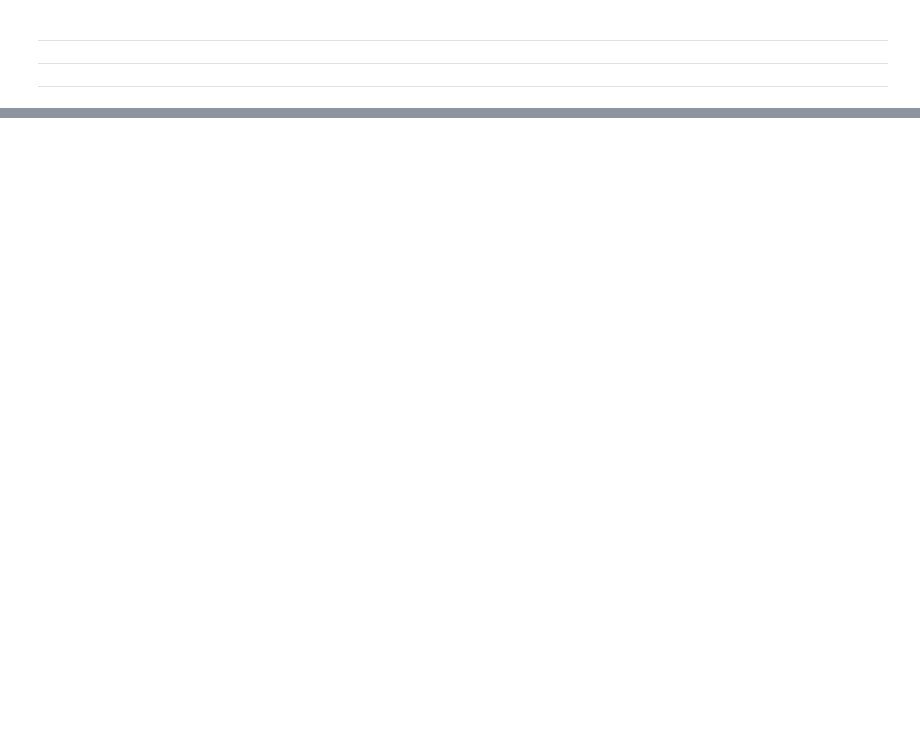
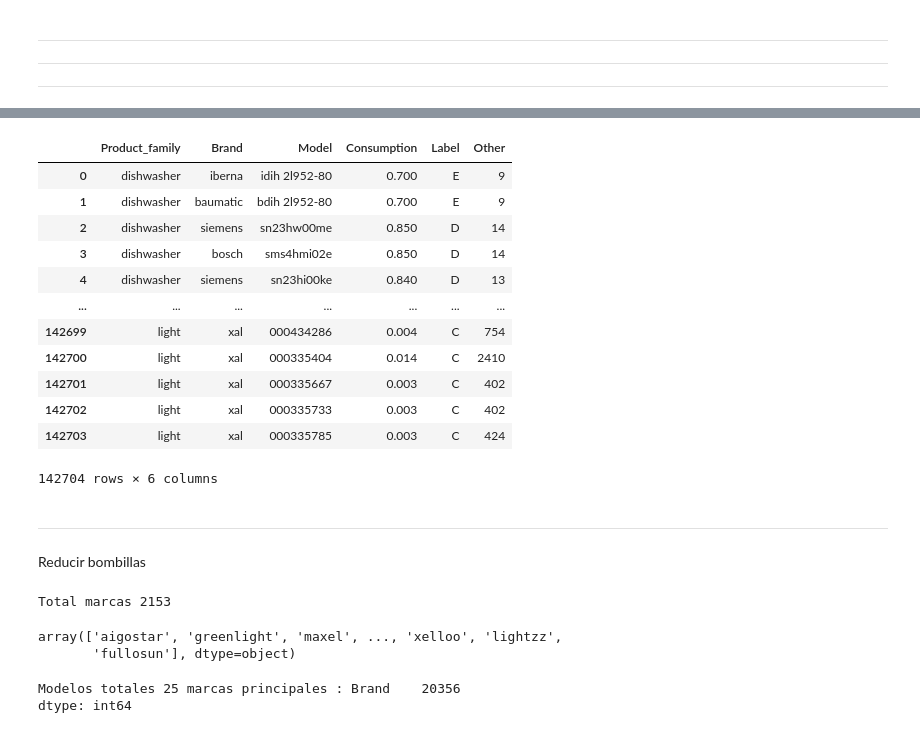
Before and after one commit to laurabarredaagusti/desafio_tripulaciones, a Jupyter notebook: notebooks/data_cleaning/data_all_df_clear_mario.ipynb, the cells around one changed output, grey strips where cells are left out. Cells and saved outputs as stored; diff of their text form; code cells hidden in the pictures; blank space fills up the shorter version.

```diff
--- a/notebooks/data_cleaning/data_all_df_clear_mario.ipynb
+++ b/notebooks/data_cleaning/data_all_df_clear_mario.ipynb
@@ -4,14 +4,14 @@ import numpy as np
 # %% [markdown]
 LECTURA
 # %%
-dishwasher_1=pd.read_csv('../../../desafio_tripulaciones-develop2/data/eprel/clean_data/normalised_power/1_lavaplatos_c.csv', index_col=0)
-washer_2=pd.read_csv('../../../desafio_tripulaciones-develop2/data/eprel/clean_data/normalised_power/2_washers_c.csv', index_col=0)
-tv_mon_3=pd.read_csv('../../../desafio_tripulaciones-develop2/data/eprel/clean_data/normalised_power/3_tv_monitors_c.csv', index_col=0)
-fridges_4=pd.read_csv('../../../desafio_tripulaciones-develop2/data/eprel/clean_data/normalised_power/4_fridges_freezers_c.csv', index_col=0)
-ovens_5=pd.read_csv('../../../desafio_tripulaciones-develop2/data/eprel/clean_data/normalised_power/5_ovens_c.csv', index_col=0)
-campanas_6=pd.read_csv('../../../desafio_tripulaciones-develop2/data/eprel/clean_data/normalised_power/6_campanas_c.csv', index_col=0)
-calentadores_7=pd.read_csv('../../../desafio_tripulaciones-develop2/data/eprel/clean_data/normalised_power/7_water_heaters_c.csv', index_col=0)
-lights_8=pd.read_csv('../../../desafio_tripulaciones-develop2/data/eprel/clean_data/normalised_power/8_lights_c.csv', index_col=0)
+dishwasher_1=pd.read_csv('../../data/eprel/clean_data/normalised_power/1_lavaplatos_c.csv', index_col=0)
+washer_2=pd.read_csv('../../data/eprel/clean_data/normalised_power/2_washers_c.csv', index_col=0)
+tv_mon_3=pd.read_csv('../../data/eprel/clean_data/normalised_power/3_tv_monitors_c.csv', index_col=0)
+fridges_4=pd.read_csv('../../data/eprel/clean_data/normalised_power/4_fridges_freezers_c.csv', index_col=0)
+ovens_5=pd.read_csv('../../data/eprel/clean_data/normalised_power/5_ovens_c.csv', index_col=0)
+campanas_6=pd.read_csv('../../data/eprel/clean_data/normalised_power/6_campanas_c.csv', index_col=0)
+calentadores_7=pd.read_csv('../../data/eprel/clean_data/normalised_power/7_water_heaters_c.csv', index_col=0)
+lights_8=pd.read_csv('../../data/eprel/clean_data/normalised_power/8_lights_c.csv', index_col=0)
 # %% [markdown]
 ---
 ---
@@ -1033,6 +1033,7 @@ df['Brand'] = df['Brand'].apply(lambda x: 'BORRAR' if 'kunshan' in x else x)
 df['Brand'] = df['Brand'].apply(lambda x: 'BORRAR' if 'lofter-pro' in x else x)
 df['Brand'] = df['Brand'].apply(lambda x: 'BORRAR' if 'jiexinnology' in x else x)
 df['Brand'] = df['Brand'].apply(lambda x: 'BORRAR' if 'bleuchten' in x else x)
+df['Brand'] = df['Brand'].apply(lambda x: 'BORRAR' if '&' in x else x)
 # %%
 lista_quitar4 = ['BORRAR']
 # %%
@@ -1061,0 +1079,37 @@ len(df)
+# %%
+df.reset_index(inplace=True, drop=True)
+df
+# %% [output]
+|  | Product_family | Brand | Model | Consumption | Label | Other |
+| 0 | dishwasher | iberna | idih 2l952-80 | 0.700 | E | 9 |
+| 1 | dishwasher | baumatic | bdih 2l952-80 | 0.700 | E | 9 |
+| 2 | dishwasher | siemens | sn23hw00me | 0.850 | D | 14 |
+| 3 | dishwasher | bosch | sms4hmi02e | 0.850 | D | 14 |
+| 4 | dishwasher | siemens | sn23hi00ke | 0.840 | D | 13 |
+| ... | ... | ... | ... | ... | ... | ... |
+| 142699 | light | xal | 000434286 | 0.004 | C | 754 |
+| 142700 | light | xal | 000335404 | 0.014 | C | 2410 |
+| 142701 | light | xal | 000335667 | 0.003 | C | 402 |
+| 142702 | light | xal | 000335733 | 0.003 | C | 402 |
+| 142703 | light | xal | 000335785 | 0.003 | C | 424 |
+142704 rows × 6 columns
+# %% [markdown]
+------
+Reducir bombillas
+# %%
+lights=df[df['Product_family']=='light']
+print('Total marcas',len(lights['Brand'].unique()))
+lights['Brand'].unique()
+# %% [output]
+Total marcas 2153
+array(['aigostar', 'greenlight', 'maxel', ..., 'xelloo', 'lightzz',
+       'fullosun'], dtype=object)
+# %%
+df_values_light=pd.DataFrame(lights['Brand'].value_counts())
+print('Modelos totales 25 marcas principales :',df_values_light.head(25).sum())
+list_25_models_lights=df_values_light.head(25).index.values.tolist()
+lights_25 = lights[lights['Brand'].isin(list_25_models_lights)]
+# lights_25
+# %% [output]
+Modelos totales 25 marcas principales : Brand    20356
+dtype: int64
```
Also changed, not shown: parts of 15 cells of this notebook, 1 other file.
